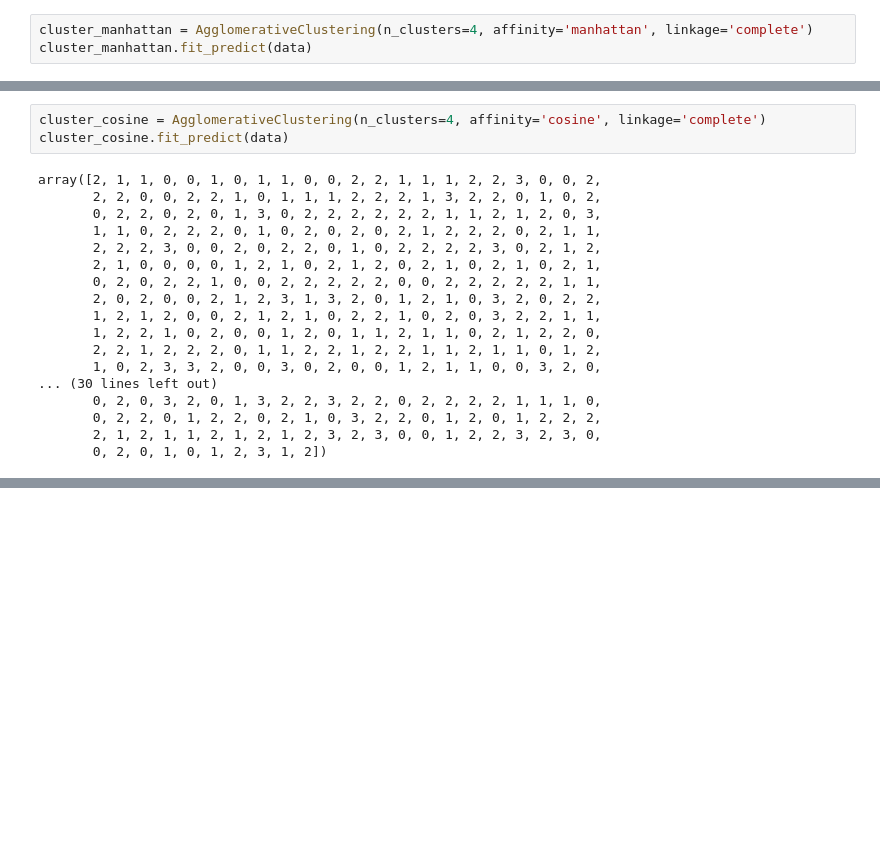
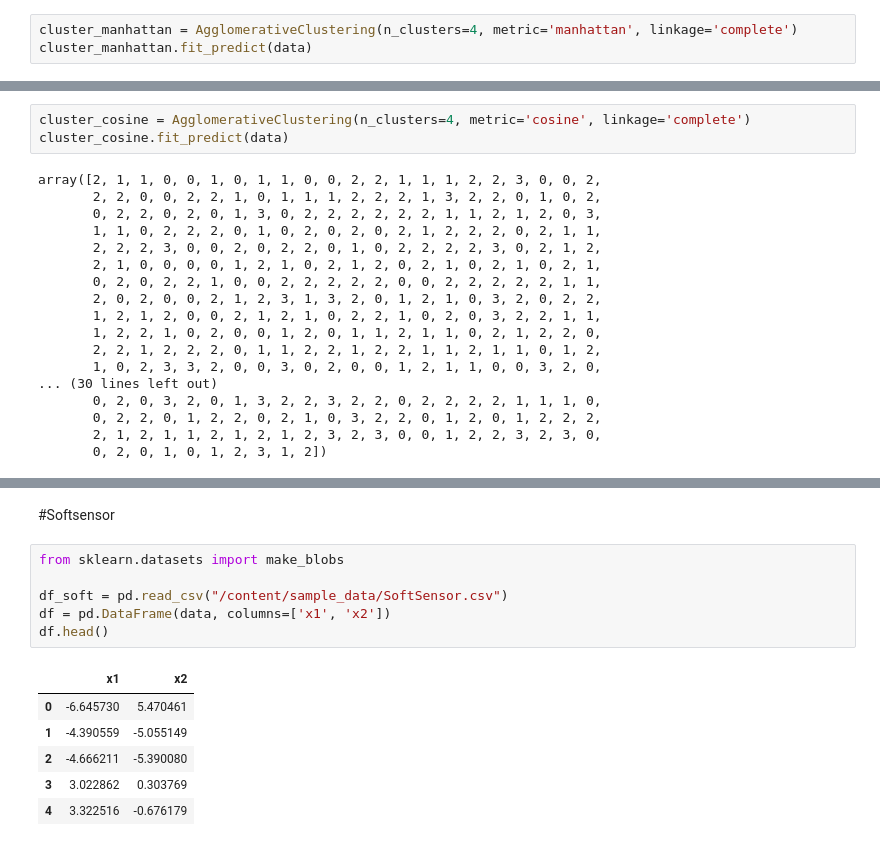
Before and after one commit to Marcin19721205/MachineLearingBootCampPartII, a Jupyter notebook: 04_hierarchical_clustering01MJ.ipynb, the cells around one changed output, grey strips where cells are left out. Drawn from its saved outputs; the diff is of its cells as text; blank space fills up the shorter version.

```diff
--- a/04_hierarchical_clustering01MJ.ipynb
+++ b/04_hierarchical_clustering01MJ.ipynb
@@ -154,7 +154,7 @@ fig.show()
 # %% [markdown]
 Metryka Manhattan
 # %%
-cluster_manhattan = AgglomerativeClustering(n_clusters=4, affinity='manhattan', linkage='complete')
+cluster_manhattan = AgglomerativeClustering(n_clusters=4, metric='manhattan', linkage='complete')
 cluster_manhattan.fit_predict(data)
 # %% [output]
 array([0, 3, 3, 2, 2, 3, 2, 3, 3, 2, 2, 0, 0, 3, 3, 3, 0, 0, 0, 2, 2, 0,
@@ -185,7 +185,7 @@ fig.show()
 # %% [markdown]
 Odległość kosinusowa
 # %%
-cluster_cosine = AgglomerativeClustering(n_clusters=4, affinity='cosine', linkage='complete')
+cluster_cosine = AgglomerativeClustering(n_clusters=4, metric='cosine', linkage='complete')
 cluster_cosine.fit_predict(data)
 # %% [output]
 array([2, 1, 1, 0, 0, 1, 0, 1, 1, 0, 0, 2, 2, 1, 1, 1, 2, 2, 3, 0, 0, 2,
@@ -229,3 +229,18 @@ fig.update_layout(template='plotly_dark')
 fig.show()
 # %% [output]
 [interactive output not drawn]
+# %% [markdown]
+#Softsensor
+# %%
+from sklearn.datasets import make_blobs
+
+df_soft = pd.read_csv("/content/sample_data/SoftSensor.csv")
+df = pd.DataFrame(data, columns=['x1', 'x2'])
+df.head()
+# %% [output]
+|  | x1 | x2 |
+| 0 | -6.645730 | 5.470461 |
+| 1 | -4.390559 | -5.055149 |
+| 2 | -4.666211 | -5.390080 |
+| 3 | 3.022862 | 0.303769 |
+| 4 | 3.322516 | -0.676179 |
```
Also changed, not shown: parts of 8 cells of this notebook.
